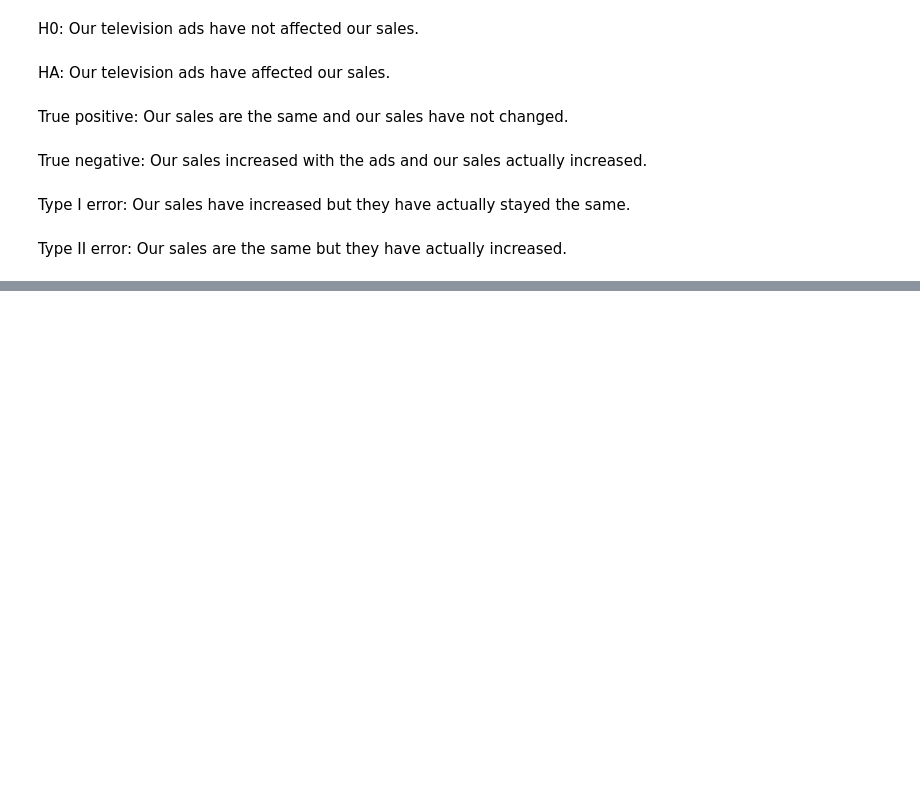
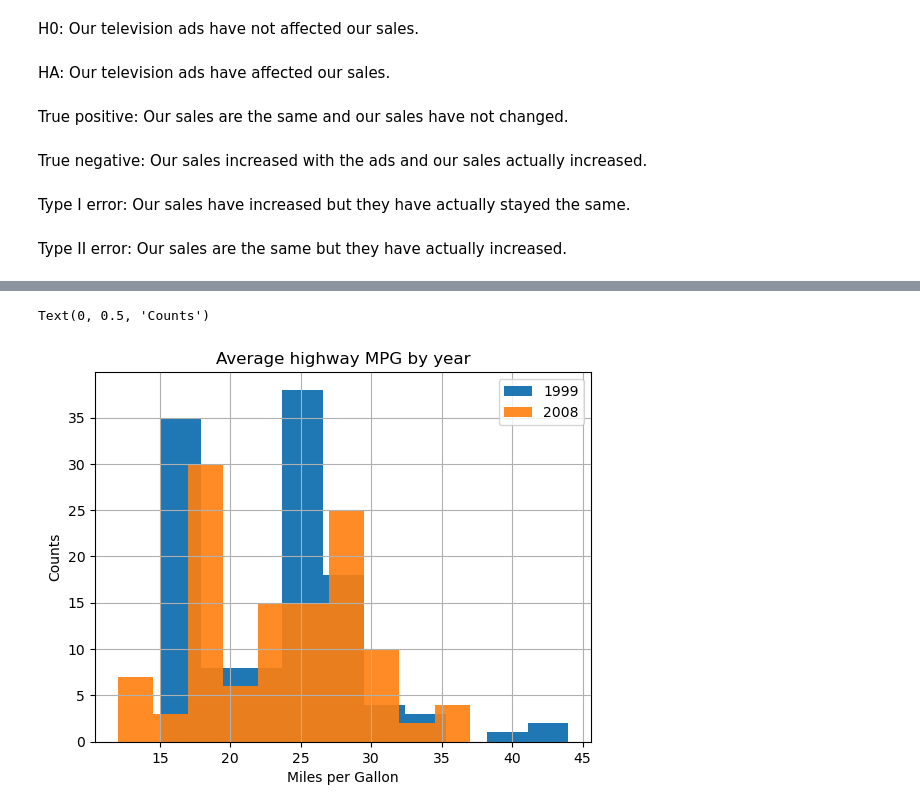
Before and after one commit to JoshuaHolt-Tech/statistics-exercises, a Jupyter notebook: hypothesis_testing.ipynb, the cells around one changed output, grey strips where cells are left out. Cells and saved outputs as stored; diff of their text form; code cells hidden in the pictures; blank space fills up the shorter version.

```diff
--- a/hypothesis_testing.ipynb
+++ b/hypothesis_testing.ipynb
@@ -54,0 +125,13 @@ Type II error: Our sales are the same but they have actually increased.
+# %%
+hwy_mpg99 = mpg[mpg.year == 1999].hwy
+hwy_mpg08 = mpg[mpg.year == 2008].hwy
+
+mpg[mpg.year == 1999].hwy.hist(label='1999')
+mpg[mpg.year == 2008].hwy.hist(label='2008', alpha = 0.9)
+plt.legend()
+plt.title(f'Average highway MPG by year')
+plt.xlabel(f'Miles per Gallon')
+plt.ylabel(f'Counts')
+# %% [output]
+Text(0, 0.5, 'Counts')
+[figure, added]
```
Also changed, not shown: parts of 40 cells of this notebook.
